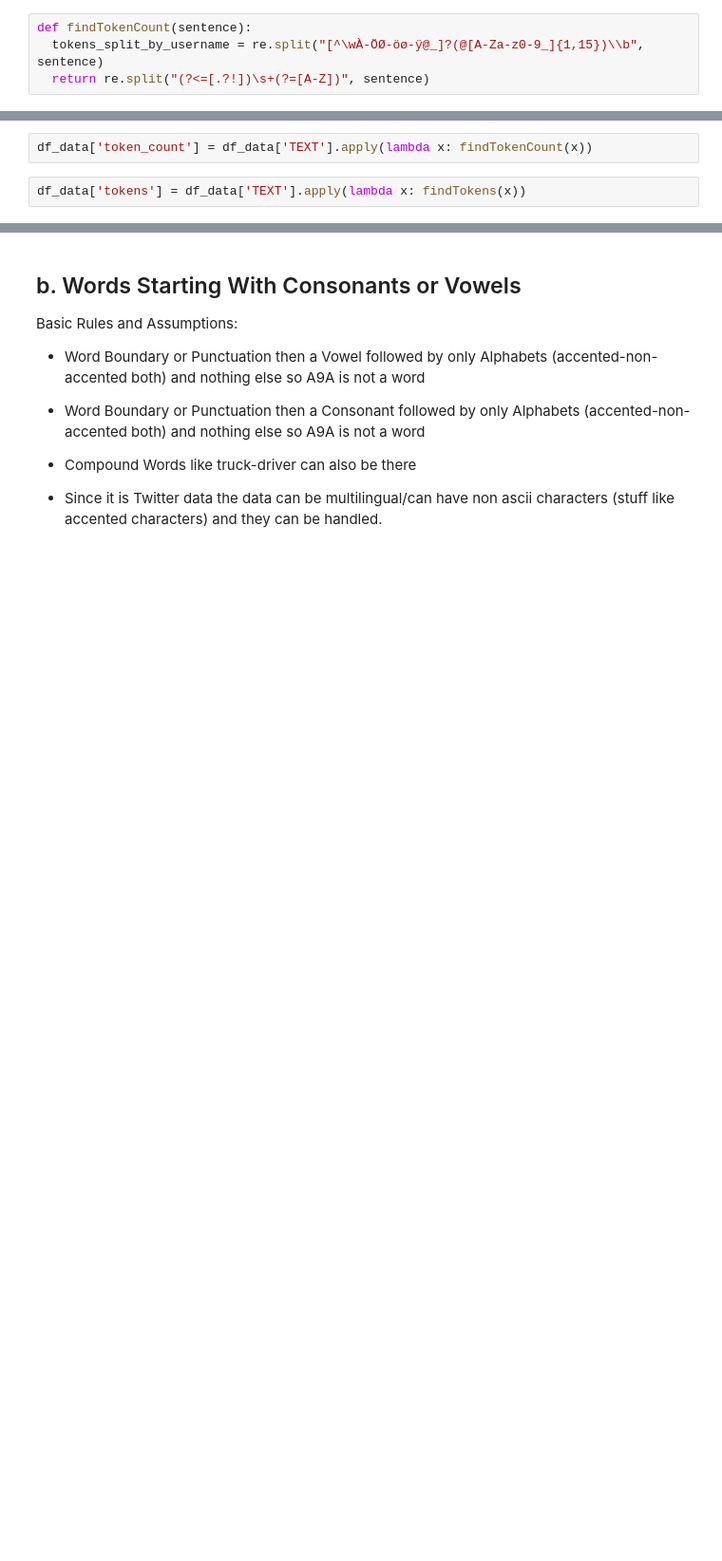
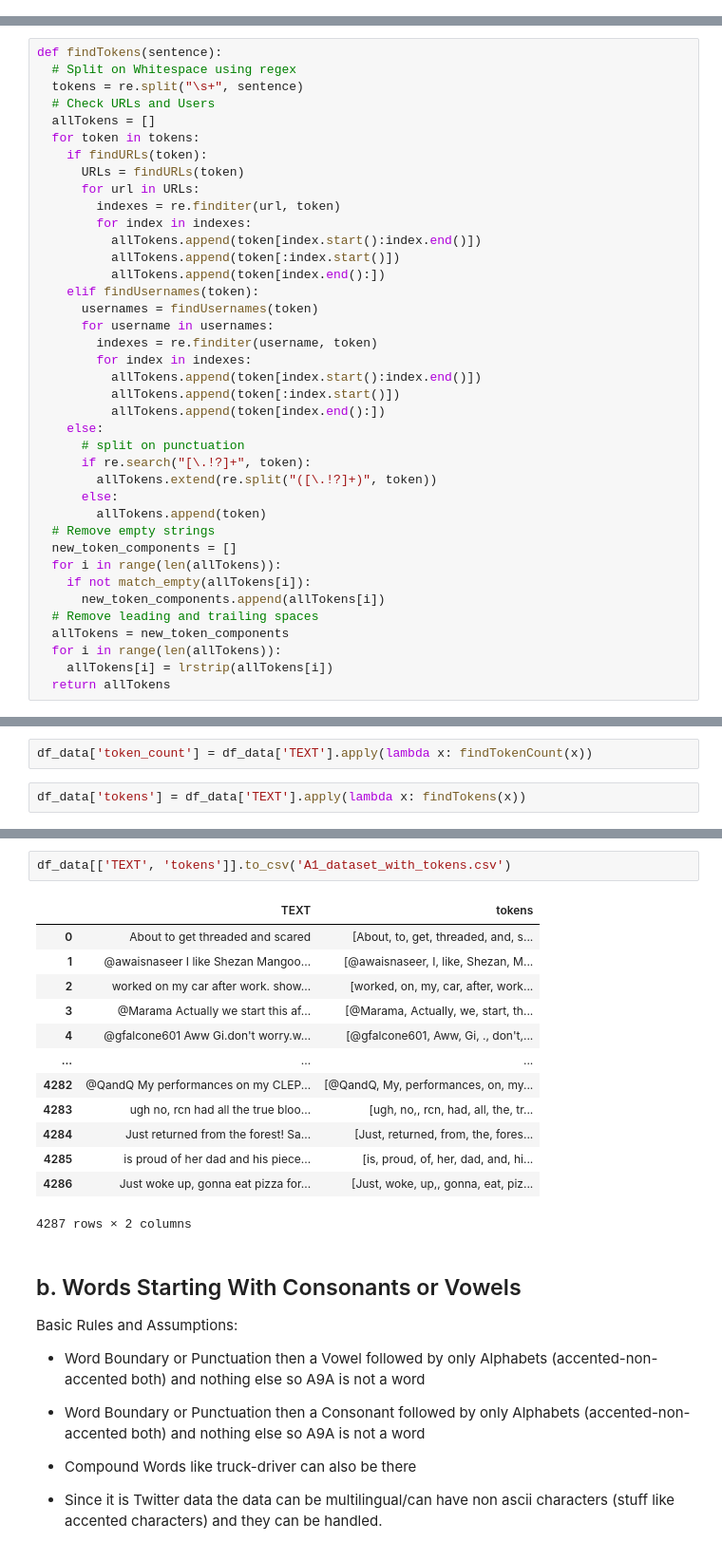
Before and after one commit to aflah02/NLP_Assignments, a Jupyter notebook: A1_Aflah_Neemesh/Assignment_1_A.ipynb, the cells around one changed output, grey strips where cells are left out. Shown at 95% size. Cells and saved outputs as stored; diff of their text form; blank space fills up the shorter version.

Commit message:
More Regex Fixing

```diff
--- a/A1_Aflah_Neemesh/Assignment_1_A.ipynb
+++ b/A1_Aflah_Neemesh/Assignment_1_A.ipynb
@@ -87,7 +50,3 @@ LABEL
 0    1.803000
 1    1.856143
 Name: sentence_count, dtype: float64
-# %%
-def findTokenCount(sentence):
-  tokens_split_by_username = re.split("[^\wÀ-ÖØ-öø-ÿ@_]?(@[A-Za-z0-9_]{1,15})\\b", sentence)
-  return re.split("(?<=[.?!])\s+(?=[A-Z])", sentence)
@@ -111,0 +53,39 @@ def findTokenCount(sentence):
+# %%
+def findTokens(sentence):
+  # Split on Whitespace using regex
+  tokens = re.split("\s+", sentence)
+  # Check URLs and Users
+  allTokens = []
+  for token in tokens:
+    if findURLs(token):
+      URLs = findURLs(token)
+      for url in URLs:
+        indexes = re.finditer(url, token)
+        for index in indexes:
+          allTokens.append(token[index.start():index.end()])
+          allTokens.append(token[:index.start()])
+          allTokens.append(token[index.end():])
+    elif findUsernames(token):
+      usernames = findUsernames(token)
+      for username in usernames:
+        indexes = re.finditer(username, token)
+        for index in indexes:
+          allTokens.append(token[index.start():index.end()])
+          allTokens.append(token[:index.start()])
+          allTokens.append(token[index.end():])
+    else:
+      # split on punctuation
+      if re.search("[\.!?]+", token):
+        allTokens.extend(re.split("([\.!?]+)", token))
+      else:
+        allTokens.append(token)
+  # Remove empty strings
+  new_token_components = []
+  for i in range(len(allTokens)):
+    if not match_empty(allTokens[i]):
+      new_token_components.append(allTokens[i])
+  # Remove leading and trailing spaces
+  allTokens = new_token_components
+  for i in range(len(allTokens)):
+    allTokens[i] = lrstrip(allTokens[i])
+  return allTokens
@@ -122,4 +123,20 @@ LABEL
 Name: token_count, dtype: float64
+# %%
+df_data[['TEXT', 'tokens']].to_csv('A1_dataset_with_tokens.csv')
+# %% [output]
+|  | TEXT | tokens |
+| 0 | About to get threaded and scared | [About, to, get, threaded, and, s... |
+| 1 | @awaisnaseer I like Shezan Mangoo... | [@awaisnaseer, I, like, Shezan, M... |
+| 2 | worked on my car after work. show... | [worked, on, my, car, after, work... |
+| 3 | @Marama Actually we start this af... | [@Marama, Actually, we, start, th... |
+| 4 | @gfalcone601 Aww Gi.don't worry.w... | [@gfalcone601, Aww, Gi, ., don't,... |
+| ... | ... | ... |
+| 4282 | @QandQ My performances on my CLEP... | [@QandQ, My, performances, on, my... |
+| 4283 | ugh no, rcn had all the true bloo... | [ugh, no,, rcn, had, all, the, tr... |
+| 4284 | Just returned from the forest! Sa... | [Just, returned, from, the, fores... |
+| 4285 | is proud of her dad and his piece... | [is, proud, of, her, dad, and, hi... |
+| 4286 | Just woke up, gonna eat pizza for... | [Just, woke, up,, gonna, eat, piz... |
+4287 rows × 2 columns
 # %% [markdown]
 ## b. Words Starting With Consonants or Vowels
 
```
Also changed, not shown: parts of 18 cells of this notebook, 1 other file.
